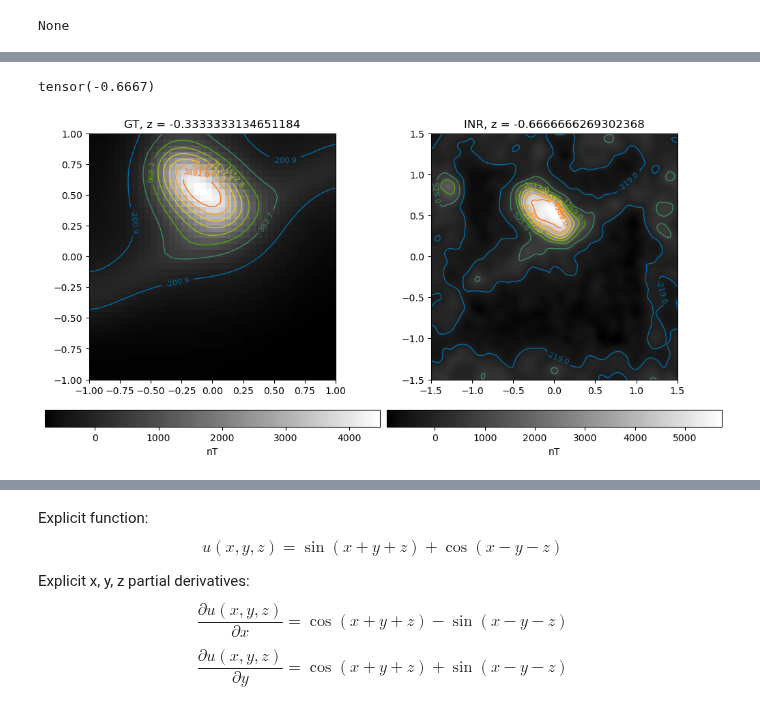
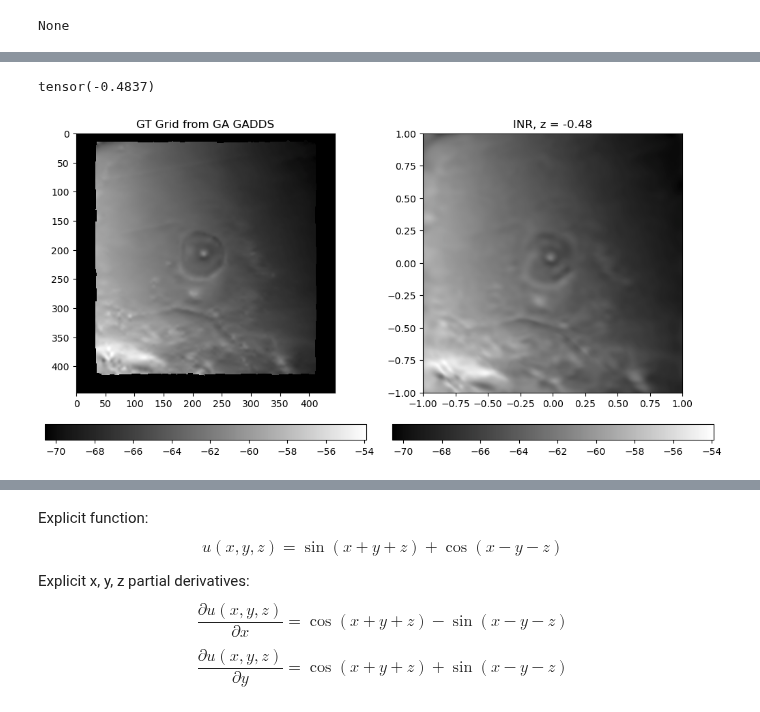
Before and after one commit to LSgeo/ImplicitGeo, a Jupyter notebook: GeoINR3D.ipynb, the cells around one changed output, grey strips where cells are left out. Saved outputs shown, nothing was run; the diff lists cells and outputs as text; code cells hidden in the pictures.

```diff
--- a/GeoINR3D.ipynb
+++ b/GeoINR3D.ipynb
@@ -290,7 +330,8 @@ elif use_wire:
     model = model_wire.to(device, non_blocking=True)
     lr = wire_lr
 
-dataset = PointData3D("/home/luke/PhD/ch3/implicitgeo/data", 0, subsample=5)
+# dataset = PointData3D("/home/luke/PhD/ch3/implicitgeo/data", 0, subsample=5)
+dataset = NCDataset("/home/luke/PhD/ch3/implicitgeo/data/P864-line-magnetic-AWAGS_MAG_2010.nc")
 # dataloader = DataLoader(dset, batch_size=1, pin_memory=True, num_workers=0)
 # 12 GB GPU RAM suits ~100_000 elements
 
@@ -315,9 +356,9 @@ def train(model, dataset, opt):
         max_lr=opt["lr"],
     )
 
-    inp_coords, gt_cells = dataset[0]
-    inp_coords = inp_coords.to(device, non_blocking=True)
-    gt_cells = gt_cells.to(device, non_blocking=True)
+    d = dataset[0]
+    inp_coords = d["coords"].to(device, non_blocking=True)
+    gt_cells = d["cells"].to(device, non_blocking=True)
 
     for step in tqdm(range(opt["total_steps"])):
         with torch.amp.autocast(
@@ -372,38 +413,48 @@ plt_cntr(u[:, :, i], extent=default_extent)
 # %%
-i = 3
-h, w, c = (200, 200, 10)
+i = 0
+h, w, c = (500, 500, 1)
 x_r, y_r, z_r = (1, 1, 1)
-xy_mod = 1.5
-z_mod = 2
+xy_mod = 1
+z_mod = -dataset[0]["coords"][0,:,2].mean()
 
 tensors = tuple(
     (
         torch.linspace(-x_r, x_r, steps=h) * xy_mod,
         torch.linspace(-y_r, y_r, steps=w) * xy_mod,
         torch.linspace(-z_r, z_r, steps=c) * z_mod,
     )
 )
 
 coords = torch.stack(torch.meshgrid(*tensors, indexing="ij"), dim=-1)
 coords = coords.reshape(-1, len(tensors)).unsqueeze(0).to(torch.float32)
 coords = coords.to("cuda", non_blocking=True)
 
 new_u, _ = model(coords)
 new_u = new_u.detach().cpu().view((h, w, c))
-new_u = dataset._unnormalise(new_u).numpy()
+new_u = dataset._unnormalise(new_u).rot90().numpy()
+
+ax_args = dict(cmap=cc.cm.CET_L1, vmin=new_u[:, :, i].min(), vmax=new_u[:, :, i].max())
 
 plt.figure(constrained_layout=True, figsize=(10, 5))
+# plt.subplot(1, 2, 1)
+# plt.title(f"GT, z = {(torch.linspace(-z_r, z_r, steps=c))[i]}")
+# plt_cntr(dataset.vol[:, :, i], extent=[-x_r, x_r, -y_r, y_r])
+import tifffile
 plt.subplot(1, 2, 1)
-plt.title(f"GT, z = {(torch.linspace(-z_r, z_r, steps=c))[i]}")
-plt_cntr(dataset.vol[:, :, i], extent=[-x_r, x_r, -y_r, y_r])
+plt.title(f"GT Grid from GA GADDS")
+tif = tifffile.imread(r"/home/luke/PhD/ch3/implicitgeo/data/P864-grid-tmi.tif")
+plt.imshow(tif, **ax_args)
+plt.colorbar(orientation="horizontal")
 plt.subplot(1, 2, 2)
-plt.title(f"INR, z = {(torch.linspace(-z_r, z_r, steps=c) * z_mod)[i]}")
-plt_cntr(
-    new_u[:, :, i], extent=[-x_r * xy_mod, x_r * xy_mod, -y_r * xy_mod, y_r * xy_mod]
+plt.title(f"INR, z = {(torch.linspace(-z_r, z_r, steps=c) * z_mod)[i]:0.2f}")
+plt.imshow(
+    new_u[:, :, i], extent=[-x_r * xy_mod, x_r * xy_mod, -y_r * xy_mod, y_r * xy_mod],
+    **ax_args
 )
+plt.colorbar(orientation="horizontal")
 print(tensors[2][i])
 # %% [output]
-tensor(-0.6667)
+tensor(-0.4837)
-[figure, old version]
+[figure, new version]
 # %%
 plt_3d(new_u, ori="x", step=1, elev=15, azim=123, linear_width=1000, alpha=0.03)
```
Also changed, not shown: parts of 10 cells of this notebook.
